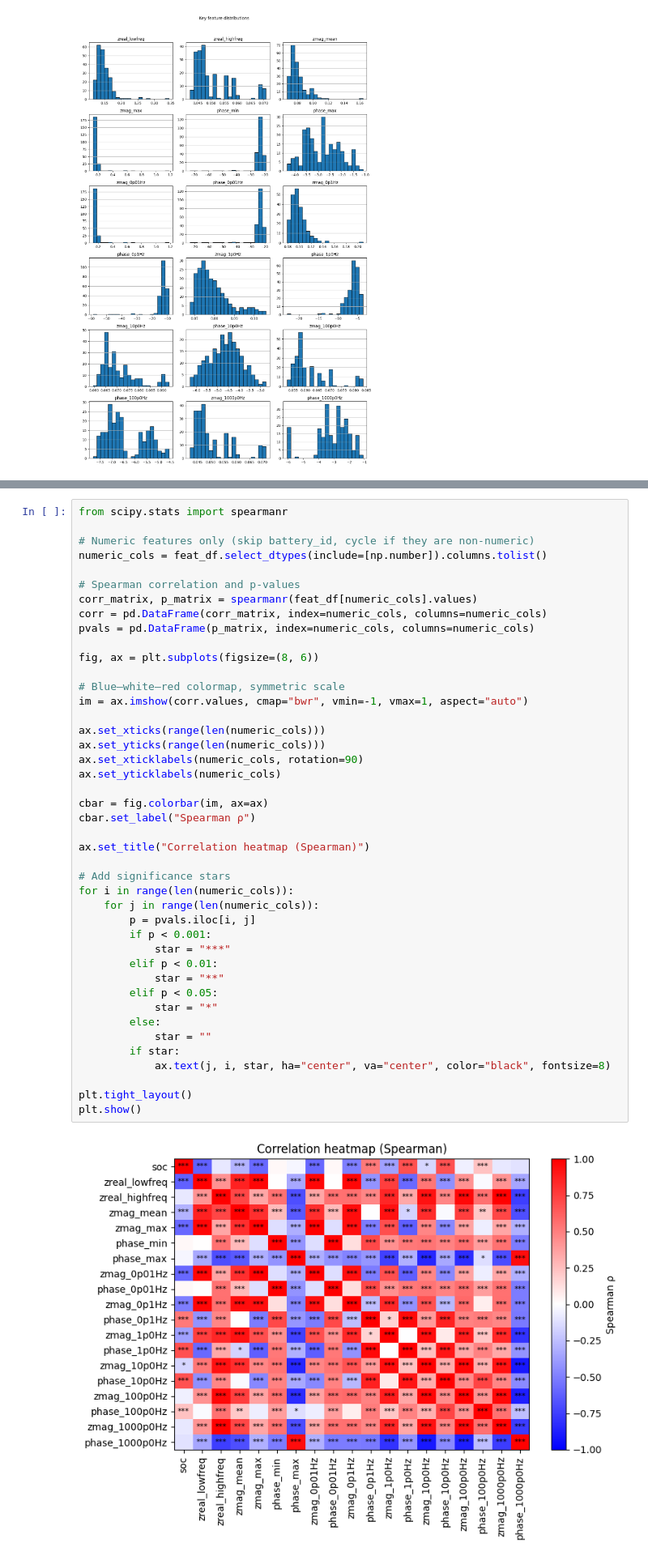
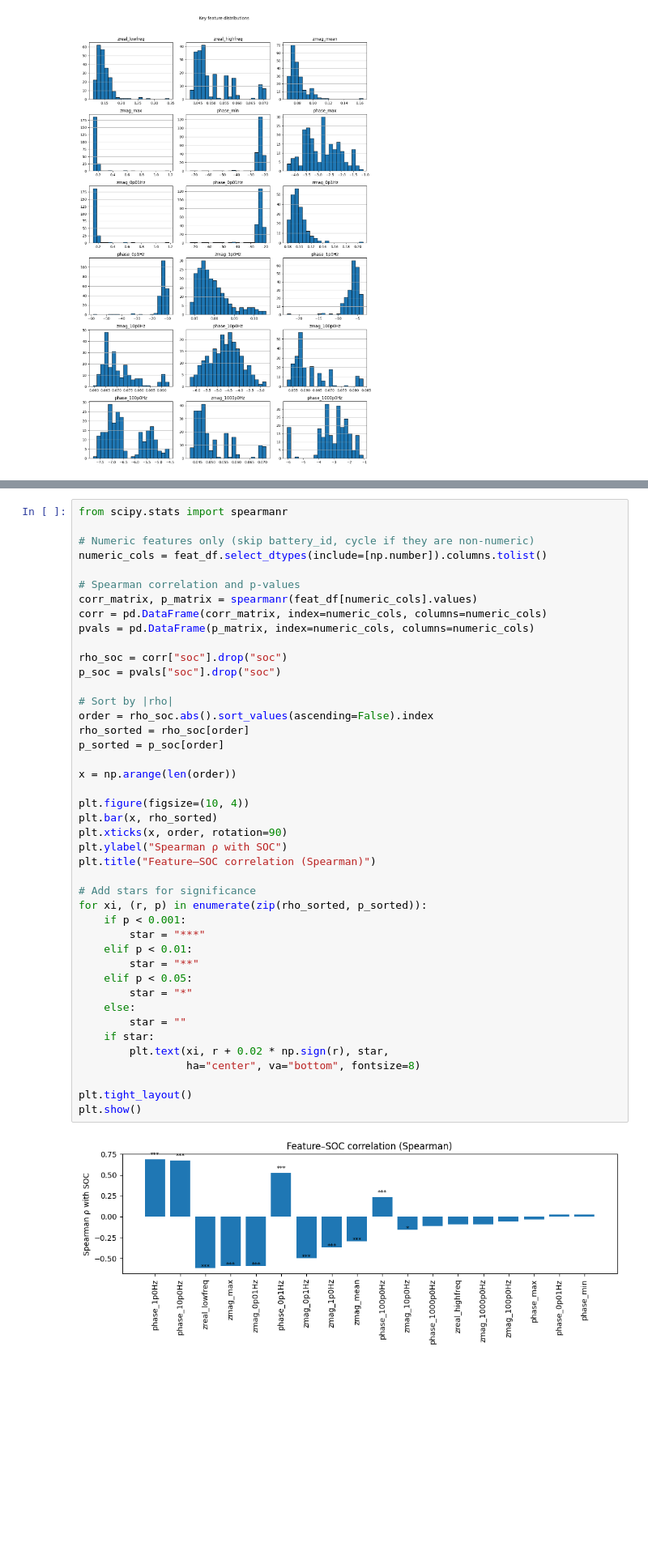
Before and after one commit to ChouaibB/battery-diagnostics-impedance-ml-examples, a Jupyter notebook: notebooks/01_eis_soc_exploration.ipynb, the cells around one changed output, grey strips where cells are left out. Shown at 81% size. Cells and saved outputs as stored; diff of their text form; blank space fills up the shorter version.

Commit message:
droped the full heatmap --> too crowdy; soc to feat corr bar plot instead

```diff
--- a/notebooks/01_eis_soc_exploration.ipynb
+++ b/notebooks/01_eis_soc_exploration.ipynb
@@ -500,48 +503,48 @@ and mark statistically significant correlations:
 # %%
 from scipy.stats import spearmanr
 
 # Numeric features only (skip battery_id, cycle if they are non-numeric)
 numeric_cols = feat_df.select_dtypes(include=[np.number]).columns.tolist()
 
 # Spearman correlation and p-values
 corr_matrix, p_matrix = spearmanr(feat_df[numeric_cols].values)
 corr = pd.DataFrame(corr_matrix, index=numeric_cols, columns=numeric_cols)
 pvals = pd.DataFrame(p_matrix, index=numeric_cols, columns=numeric_cols)
 
-fig, ax = plt.subplots(figsize=(8, 6))
+rho_soc = corr["soc"].drop("soc")
+p_soc = pvals["soc"].drop("soc")
 
-# Blue–white–red colormap, symmetric scale
-im = ax.imshow(corr.values, cmap="bwr", vmin=-1, vmax=1, aspect="auto")
+# Sort by |rho|
+order = rho_soc.abs().sort_values(ascending=False).index
+rho_sorted = rho_soc[order]
+p_sorted = p_soc[order]
 
-ax.set_xticks(range(len(numeric_cols)))
-ax.set_yticks(range(len(numeric_cols)))
-ax.set_xticklabels(numeric_cols, rotation=90)
-ax.set_yticklabels(numeric_cols)
+x = np.arange(len(order))
 
-cbar = fig.colorbar(im, ax=ax)
-cbar.set_label("Spearman ρ")
+plt.figure(figsize=(10, 4))
+plt.bar(x, rho_sorted)
+plt.xticks(x, order, rotation=90)
+plt.ylabel("Spearman ρ with SOC")
+plt.title("Feature–SOC correlation (Spearman)")
 
-ax.set_title("Correlation heatmap (Spearman)")
-
-# Add significance stars
-for i in range(len(numeric_cols)):
-    for j in range(len(numeric_cols)):
-        p = pvals.iloc[i, j]
-        if p < 0.001:
-            star = "***"
-        elif p < 0.01:
-            star = "**"
-        elif p < 0.05:
-            star = "*"
-        else:
-            star = ""
-        if star:
-            ax.text(j, i, star, ha="center", va="center", color="black", fontsize=8)
+# Add stars for significance
+for xi, (r, p) in enumerate(zip(rho_sorted, p_sorted)):
+    if p < 0.001:
+        star = "***"
+    elif p < 0.01:
+        star = "**"
+    elif p < 0.05:
+        star = "*"
+    else:
+        star = ""
+    if star:
+        plt.text(xi, r + 0.02 * np.sign(r), star,
+                 ha="center", va="bottom", fontsize=8)
 
 plt.tight_layout()
 plt.show()
 # %% [output]
-[figure, old version]
+[figure, new version]
 # %% [markdown]
 #### 4.5 SOC vs significantly correlated features (aggregated by SOC)
 
```
Also changed, not shown: parts of 1 cell of this notebook.
